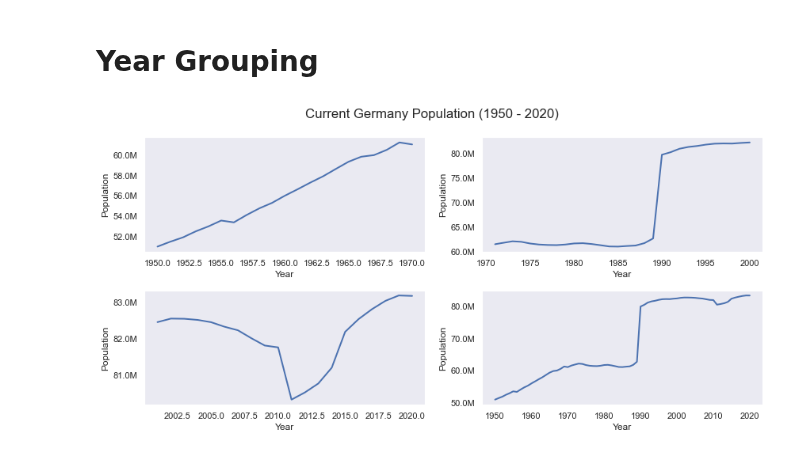
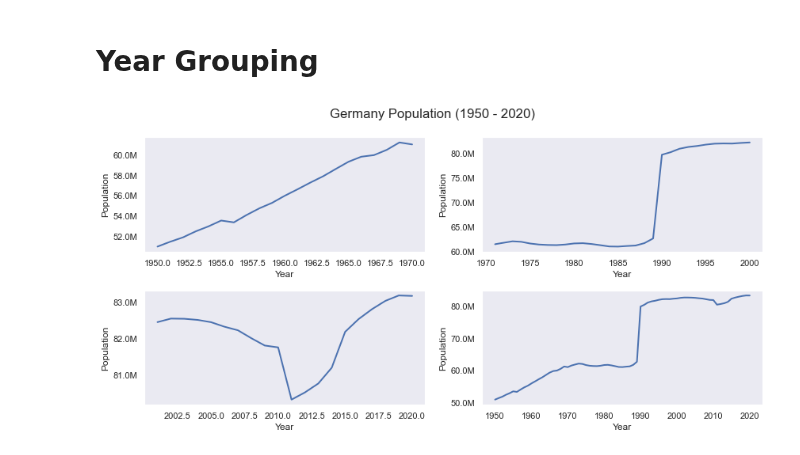
Before and after one commit to eldrigeampong/Data-Science, a Jupyter notebook: Statistisches Bundesamt/Society and environment/proj1.ipynb, the cells around one changed output. Drawn from its saved outputs; the diff is of its cells as text; code cells hidden in the pictures.

```diff
--- a/Statistisches Bundesamt/Society and environment/proj1.ipynb
+++ b/Statistisches Bundesamt/Society and environment/proj1.ipynb
@@ -93,37 +86,37 @@ df2 = df.iloc[21:51]                                  # year 1971 - 2000
 df3 = df.iloc[51:]                                    # year 2000 upwards
 # %%
 fig, ((ax1, ax2), (ax3, ax4)) = plt.subplots(2, 2, figsize=(12, 6))
-plt.suptitle('Current Germany Population (1950 - 2020)')
+plt.suptitle('Germany Population (1950 - 2020)')
 
 g = sns.lineplot(
     data=df1,
     x='Year', y='Population',
     estimator=None, linewidth=2, ax=ax1
 )
 ax1.yaxis.set_major_formatter(formatter)
 
 g = sns.lineplot(
     data=df2,
     x='Year', y='Population',
     estimator=None, linewidth=2,
     ax=ax2
 )
 ax2.yaxis.set_major_formatter(formatter)
 
 g = sns.lineplot(
     data=df3,
     x='Year', y='Population',
     estimator=None, linewidth=2,
     ax=ax3
 )
 ax3.yaxis.set_major_formatter(formatter)
 
 g = sns.lineplot(
     data=df,
     x='Year', y='Population',
     estimator=None, linewidth=2,
     ax=ax4
 )
 ax4.yaxis.set_major_formatter(formatter)
 # %% [output]
-[figure, old version]
+[figure, new version]
```
Also changed, not shown: parts of 6 cells of this notebook, 2 other files.
